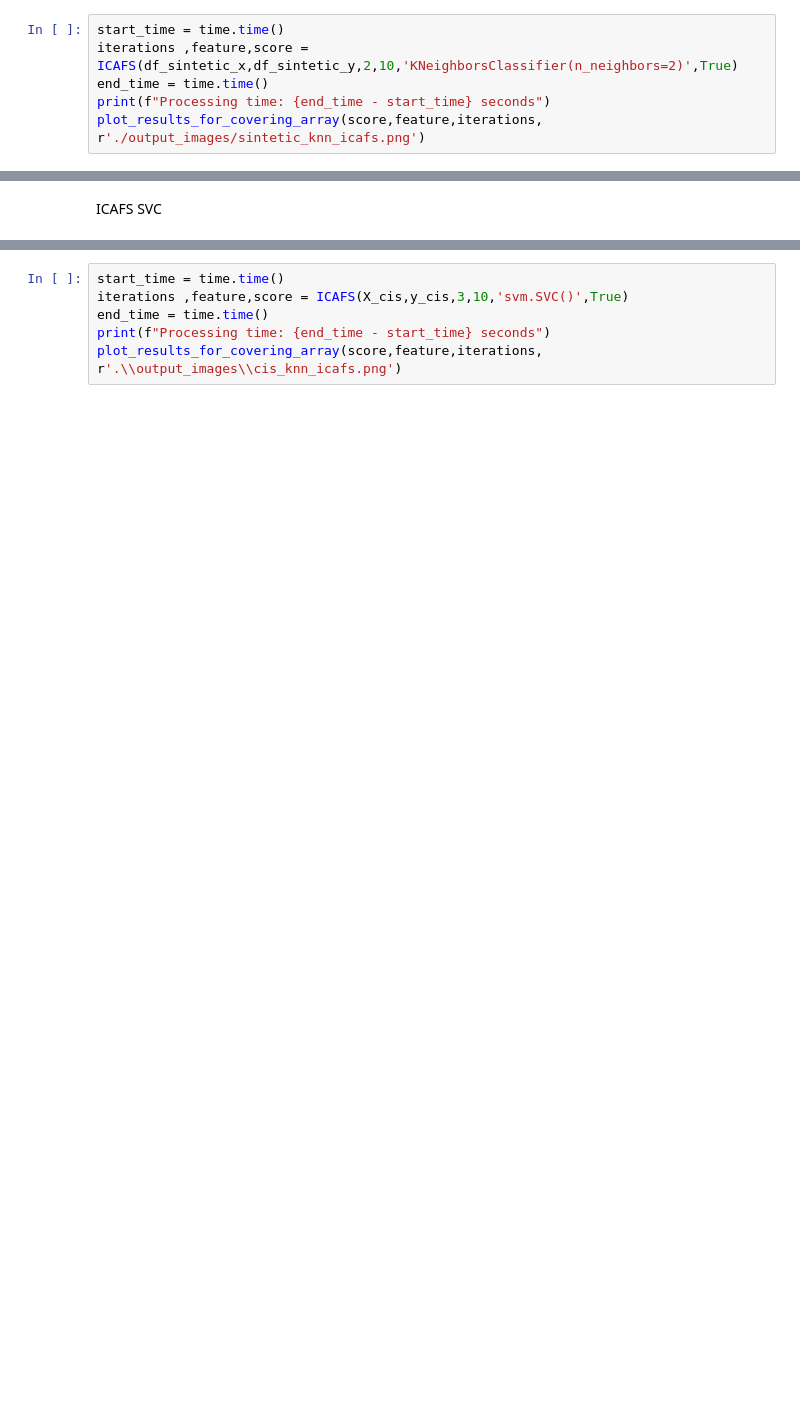
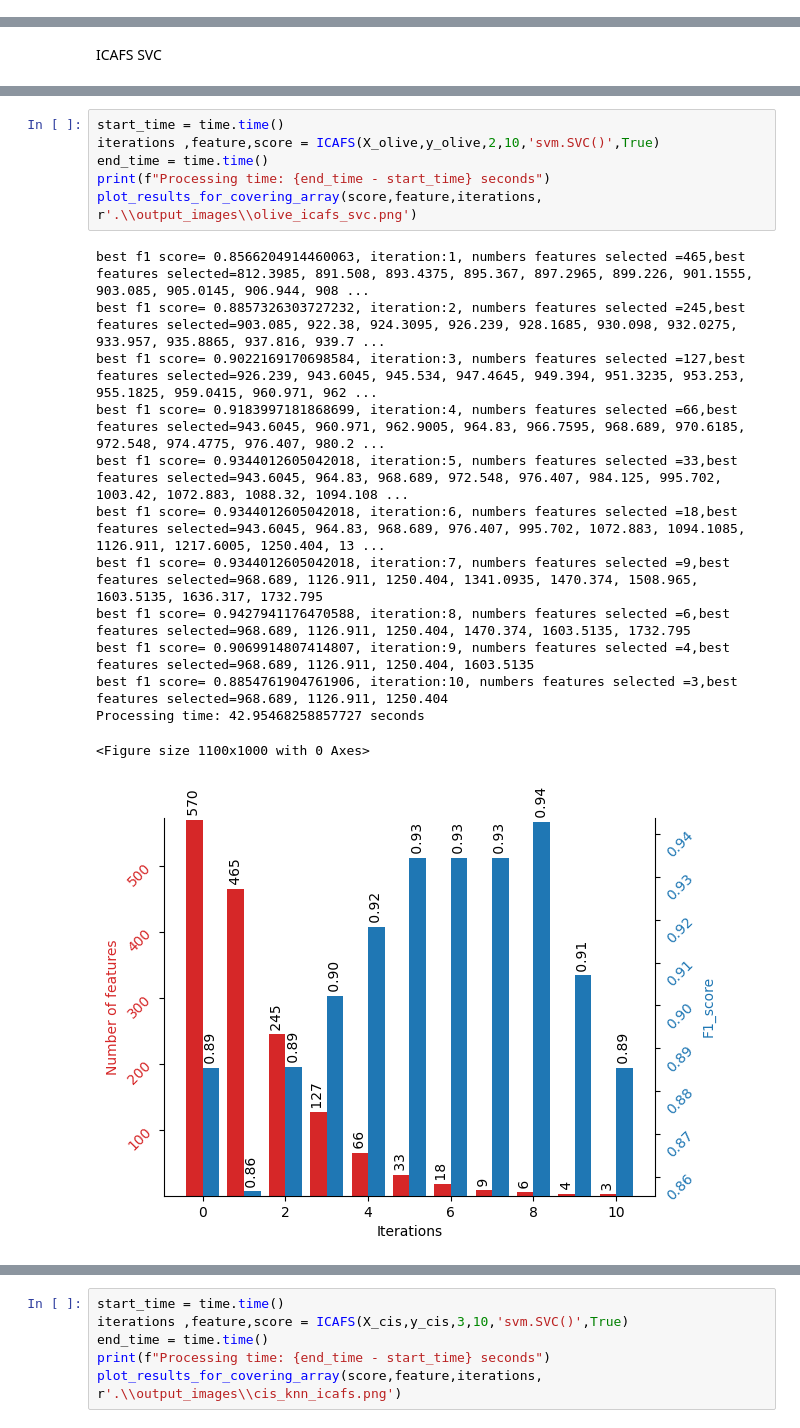
Before and after one commit to mikefixer/icafs, a Jupyter notebook: notebookes/icafs.ipynb, the cells around one changed output, grey strips where cells are left out. Cells and saved outputs as stored; diff of their text form; blank space fills up the shorter version.

```diff
--- a/notebookes/icafs.ipynb
+++ b/notebookes/icafs.ipynb
@@ -37,6 +25,0 @@ df_sintetic_y = pd.DataFrame(y, columns=['label'])
-# %%
-start_time = time.time()
-iterations ,feature,score = ICAFS(df_sintetic_x,df_sintetic_y,2,10,'KNeighborsClassifier(n_neighbors=2)',True)
-end_time = time.time()
-print(f"Processing time: {end_time - start_time} seconds")
-plot_results_for_covering_array(score,feature,iterations, r'./output_images/sintetic_knn_icafs.png')
@@ -458,0 +410,20 @@ plot_results_for_covering_array(score,feature,iterations, r'.\\output_images\\fr
+# %%
+start_time = time.time()
+iterations ,feature,score = ICAFS(X_olive,y_olive,2,10,'svm.SVC()',True)
+end_time = time.time()
+print(f"Processing time: {end_time - start_time} seconds")
+plot_results_for_covering_array(score,feature,iterations, r'.\\output_images\\olive_icafs_svc.png')
+# %% [output]
+best f1 score= 0.8566204914460063, iteration:1, numbers features selected =465,best features selected=812.3985, 891.508, 893.4375, 895.367, 897.2965, 899.226, 901.1555, 903.085, 905.0145, 906.944, 908 ...
+best f1 score= 0.8857326303727232, iteration:2, numbers features selected =245,best features selected=903.085, 922.38, 924.3095, 926.239, 928.1685, 930.098, 932.0275, 933.957, 935.8865, 937.816, 939.7 ...
+best f1 score= 0.9022169170698584, iteration:3, numbers features selected =127,best features selected=926.239, 943.6045, 945.534, 947.4645, 949.394, 951.3235, 953.253, 955.1825, 959.0415, 960.971, 962 ...
+best f1 score= 0.9183997181868699, iteration:4, numbers features selected =66,best features selected=943.6045, 960.971, 962.9005, 964.83, 966.7595, 968.689, 970.6185, 972.548, 974.4775, 976.407, 980.2 ...
+best f1 score= 0.9344012605042018, iteration:5, numbers features selected =33,best features selected=943.6045, 964.83, 968.689, 972.548, 976.407, 984.125, 995.702, 1003.42, 1072.883, 1088.32, 1094.108 ...
+best f1 score= 0.9344012605042018, iteration:6, numbers features selected =18,best features selected=943.6045, 964.83, 968.689, 976.407, 995.702, 1072.883, 1094.1085, 1126.911, 1217.6005, 1250.404, 13 ...
+best f1 score= 0.9344012605042018, iteration:7, numbers features selected =9,best features selected=968.689, 1126.911, 1250.404, 1341.0935, 1470.374, 1508.965, 1603.5135, 1636.317, 1732.795
+best f1 score= 0.9427941176470588, iteration:8, numbers features selected =6,best features selected=968.689, 1126.911, 1250.404, 1470.374, 1603.5135, 1732.795
+best f1 score= 0.9069914807414807, iteration:9, numbers features selected =4,best features selected=968.689, 1126.911, 1250.404, 1603.5135
+best f1 score= 0.8854761904761906, iteration:10, numbers features selected =3,best features selected=968.689, 1126.911, 1250.404
+Processing time: 42.95468258857727 seconds
+<Figure size 1100x1000 with 0 Axes>
+[figure, added]
```
Also changed, not shown: parts of 42 cells of this notebook, 1 other file.
